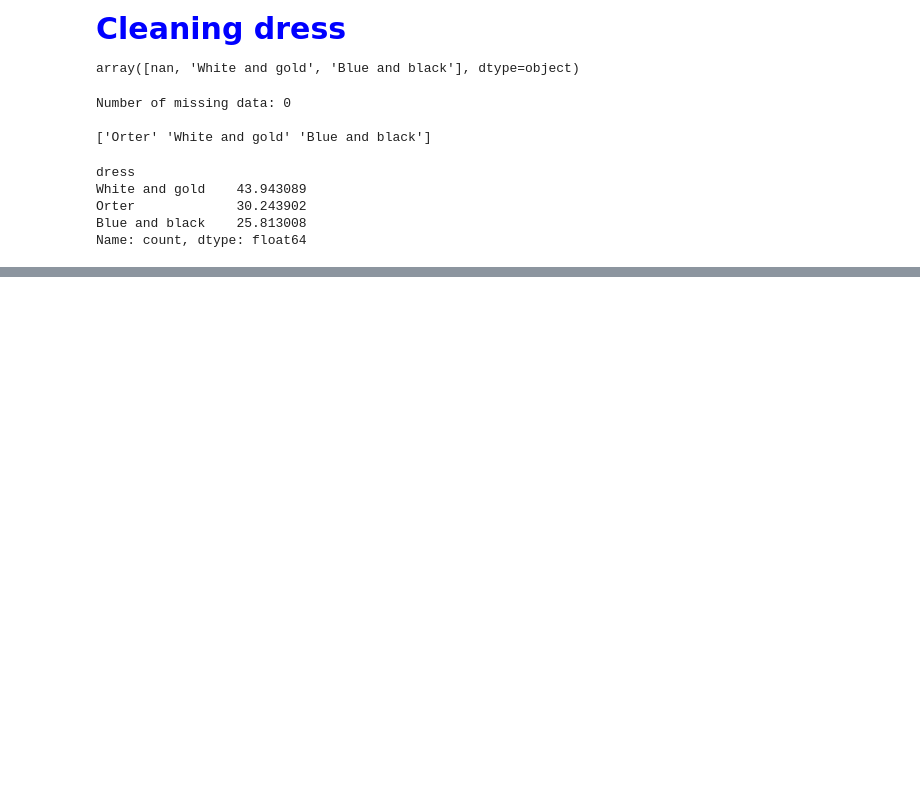
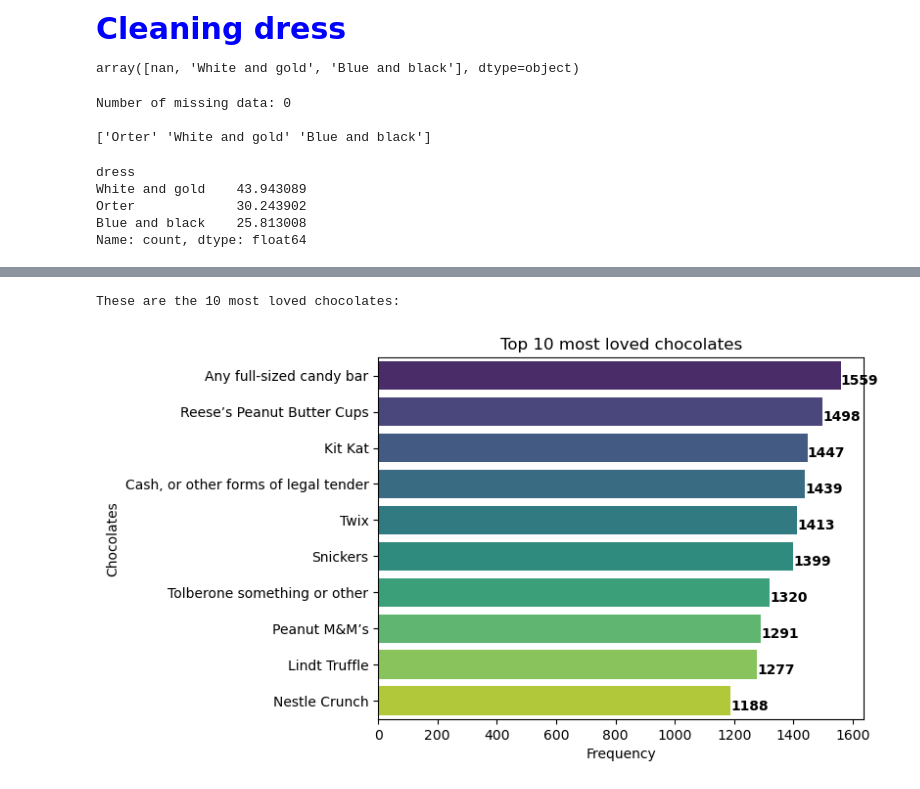
Before and after one commit to kridsadee/P1_Data_Cleansing, a Jupyter notebook: p1_cleaning_data.ipynb, the cells around one changed output, grey strips where cells are left out. Cells and saved outputs as stored; diff of their text form; code cells hidden in the pictures; blank space fills up the shorter version.

Commit message:
Done with data cleansing

```diff
--- a/p1_cleaning_data.ipynb
+++ b/p1_cleaning_data.ipynb
@@ -426,0 +478,10 @@ Name: count, dtype: float64
+# %%
+for col in data.columns[-4:]:
+    data[col].fillna(0, inplace=True)
+# %%
+# if the sum of values from these four columns is equal to 0, the value in the 'No page' column will be 1, otherwise it will be 0.
+data['No page'] = (data['daily dish'] + data['science'] + data['espn'] + data['yahoo']).apply(lambda x: 1 if x == 0 else 0)
+# %%
+for col in data.columns[-5:]:
+    data[col] = data[col].astype(int)
+    print(data[col].value_counts(normalize=True) * 100, '\n')
@@ -426,0 +524,3 @@ Name: count, dtype: float64
+# %%
+des = data.describe(include=['O'])
+des
@@ -426,0 +534,16 @@ Name: count, dtype: float64
+# %%
+des_2 = des.iloc[[2, 3], 3:-2].T
+print("These are the 10 most loved chocolates:")
+top_joy = des_2.sort_values(by='freq', ascending=False)[des_2.sort_values(by='freq', ascending=False)['top'] == "JOY"].head(10)
+
+
+ax = sns.barplot(y = top_joy.index, x = 'freq', palette = 'viridis', data=top_joy)
+for i, v in enumerate(top_joy['freq']):
+    ax.text(v + 1, i + .25, str(round(v, 2)), color='black', fontweight='bold')
+plt.title("Top 10 most loved chocolates")
+plt.xlabel("Frequency")
+plt.ylabel("Chocolates")
+plt.show()
+# %% [output]
+These are the 10 most loved chocolates:
+[figure, added]
```
Also changed, not shown: parts of 19 cells of this notebook.
